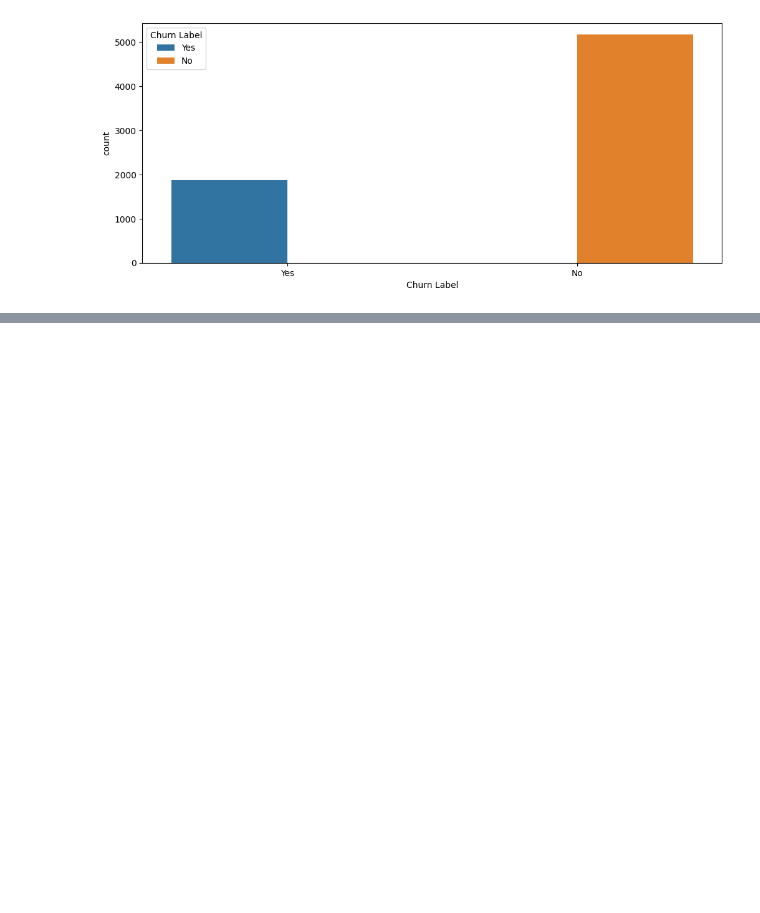
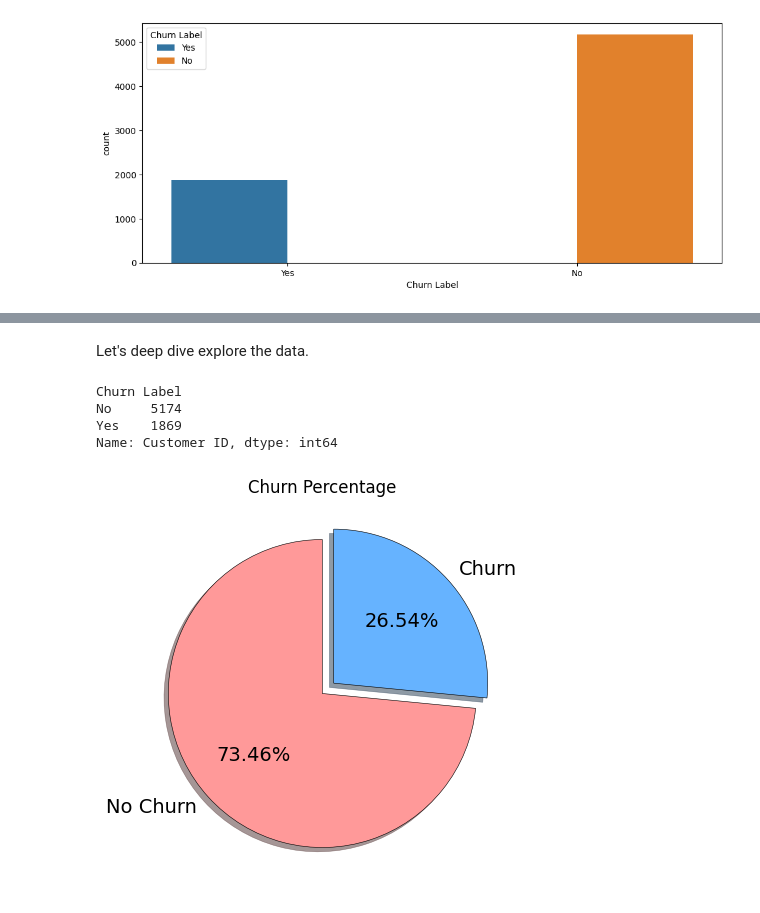
Before and after one commit to srikresna/data-challange-dsw-2023, a Jupyter notebook: eda_features.ipynb, the cells around one changed output, grey strips where cells are left out. Drawn from its saved outputs; the diff is of its cells as text; code cells hidden in the pictures; blank space fills up the shorter version.

```diff
--- a/eda_features.ipynb
+++ b/eda_features.ipynb
@@ -81,0 +106,25 @@ for i in df.columns:
+# %% [markdown]
+Let's deep dive explore the data.
+# %%
+df.groupby('Churn Label')['Customer ID'].nunique()
+# %% [output]
+Churn Label
+No     5174
+Yes    1869
+Name: Customer ID, dtype: int64
+# %%
+plt.figure(figsize=(5,5))
+plt.pie(df.groupby('Churn Label')['Customer ID'].nunique(),
+        labels=['No Churn', 'Churn'],
+        autopct='%.2f%%',
+        explode=[0,0.1],
+        shadow=True,
+        startangle=90,
+        textprops={'fontsize': 14},
+        colors=['#ff9999','#66b3ff'],
+        wedgeprops={'edgecolor': 'black', 'linewidth': 0.4}
+        )
+plt.title('Churn Percentage')
+plt.show()
+# %% [output]
+[figure, added]
```
Also changed, not shown: parts of 8 cells of this notebook.
